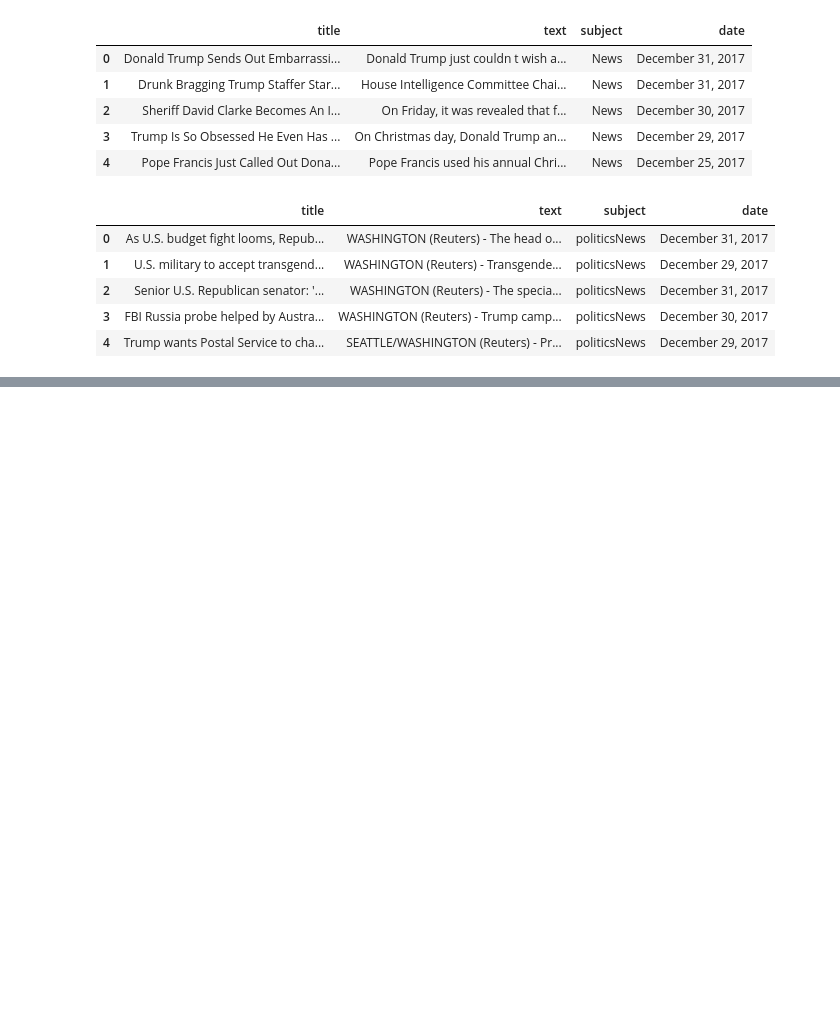
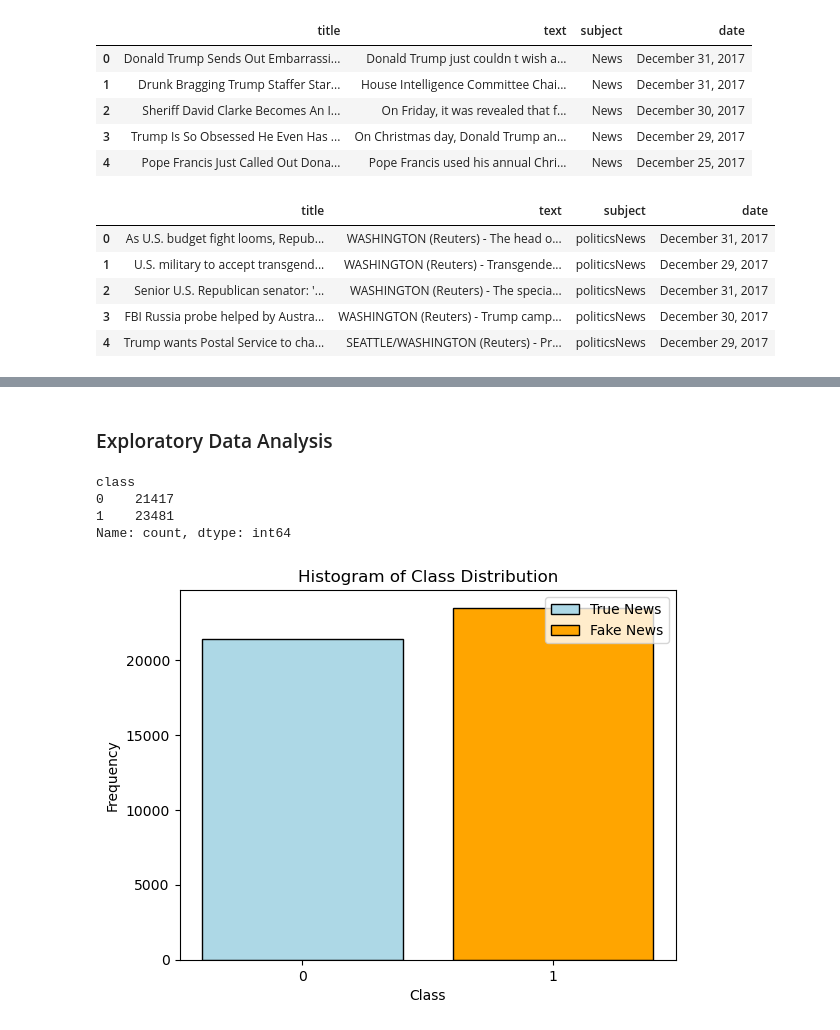
Before and after one commit to rsm-yuc172/MGTA_415_Fake_News_Detection, a Jupyter notebook: 415_Fake_News_Detection.ipynb, the cells around one changed output, grey strips where cells are left out. Saved outputs shown, nothing was run; the diff lists cells and outputs as text; code cells hidden in the pictures; blank space fills up the shorter version.

```diff
--- a/415_Fake_News_Detection.ipynb
+++ b/415_Fake_News_Detection.ipynb
@@ -64,0 +115,21 @@ data.drop(["index"], axis=1, inplace=True)
+# %% [markdown]
+### Exploratory Data Analysis
+# %%
+class_counts = data['class'].value_counts().sort_index()
+class_counts
+# %% [output]
+class
+0    21417
+1    23481
+Name: count, dtype: int64
+# %%
+plt.bar(class_counts.index, class_counts.values, color=['#add8e6', '#ffa500'], edgecolor='black', label=['True News', 'Fake News'])
+
+plt.legend(labels=['True News', 'Fake News'])
+plt.xticks([0, 1])
+plt.xlabel('Class')
+plt.ylabel('Frequency')
+plt.title('Histogram of Class Distribution')
+plt.show()
+# %% [output]
+[figure, added]
```
Also changed, not shown: parts of 26 cells of this notebook.
